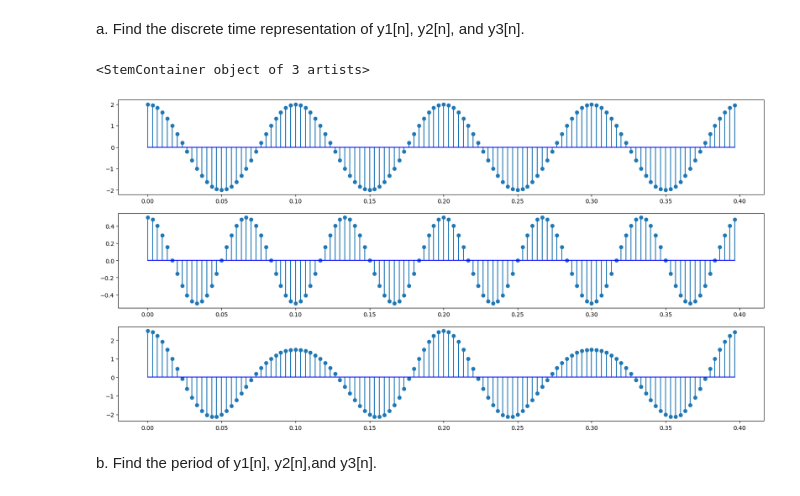
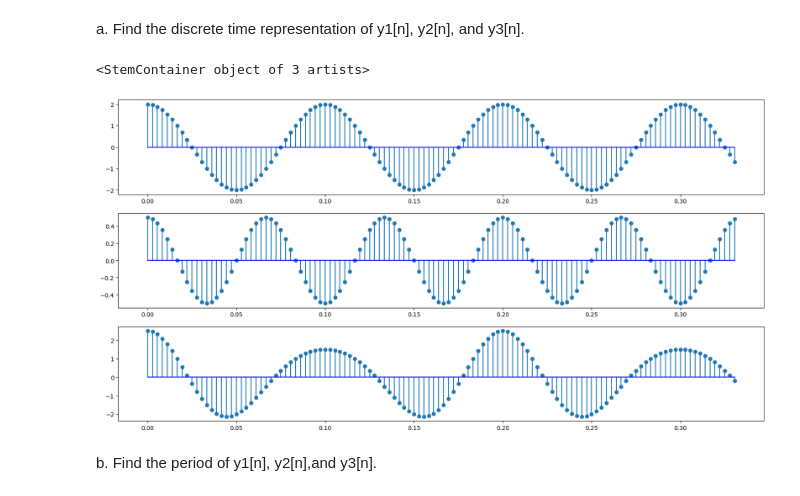
Before and after one commit to Chockaaa/CE3007-Digital-Signal-Processing-Lab, a Jupyter notebook: Lab1_Manual/Lab1_Example/Lab1.ipynb, the cells around one changed output. Saved outputs shown, nothing was run; the diff lists cells and outputs as text; code cells hidden in the pictures.

```diff
--- a/Lab1_Manual/Lab1_Example/Lab1.ipynb
+++ b/Lab1_Manual/Lab1_Example/Lab1.ipynb
@@ -335,26 +346,26 @@ a. Find the discrete time representation of y1[n], y2[n], and y3[n].
 # %%
 A=2;
 B=0.5;
 Phi = 0;
-Fs=300;
+Fs=360;
 sTime=0;
 numCycles = 6;
 plots_per_cycle=20
 num_pts_to_plot = numCycles * plots_per_cycle
 eTime = num_pts_to_plot*1/Fs
 
 (x1,y1) = fnGenSampledSinusoid(A, 10, Phi, Fs, sTime, eTime)
 (x2,y2) = fnGenSampledSinusoid(B, 15, Phi, Fs, sTime, eTime)
 plt.figure(figsize=(20,10))
 plt.subplot(311)
 plt.stem(x1,y1,use_line_collection=True,basefmt="b")
 plt.subplot(312)
 plt.stem(x2,y2,use_line_collection=True,basefmt="b")
 plt.subplot(313)
 plt.stem(x2,y1+y2,use_line_collection=True,basefmt="b")
 # %% [output]
 <StemContainer object of 3 artists>
-[figure, old version]
+[figure, new version]
 # %% [markdown]
 b. Find the period of y1[n], y2[n],and y3[n].
 # %%
```
Also changed, not shown: parts of 13 cells of this notebook, 1 other file.
